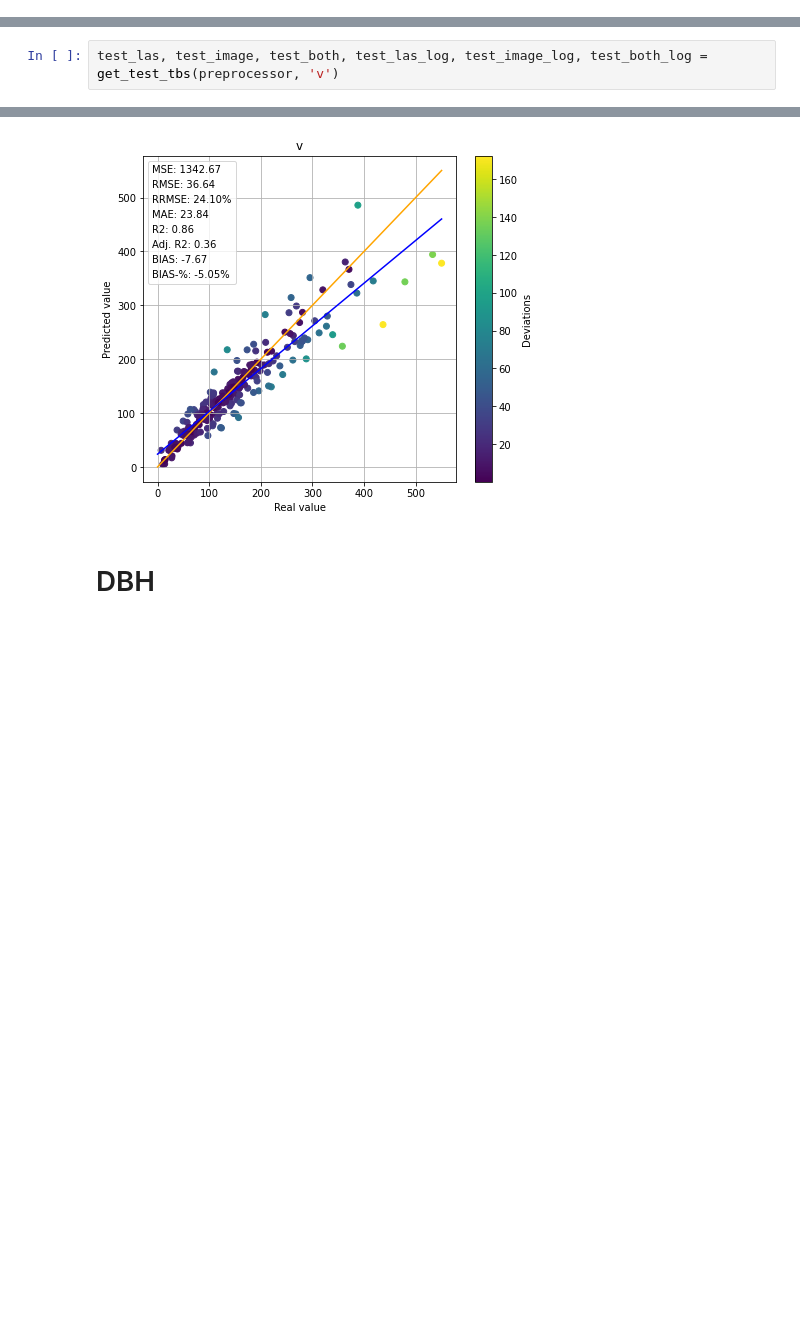
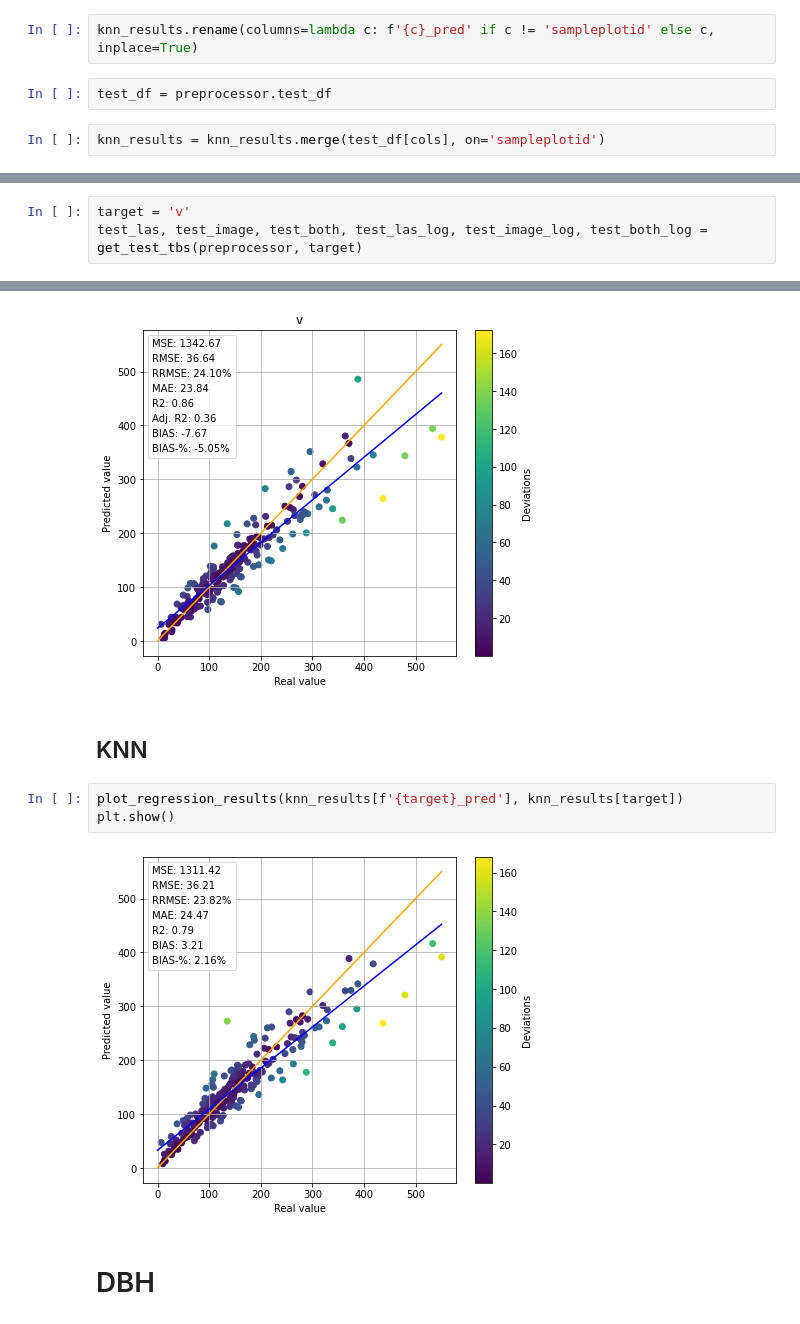
Before and after one commit to mayrajeo/enveco, a Jupyter notebook: scripts/Compare results.ipynb, the cells around one changed output, grey strips where cells are left out. Drawn from its saved outputs; the diff is of its cells as text; blank space fills up the shorter version.

```diff
--- a/scripts/Compare results.ipynb
+++ b/scripts/Compare results.ipynb
@@ -55,7 +95,14 @@ def get_models(path, folders):
+# %%
+knn_results.rename(columns=lambda c: f'{c}_pred' if c != 'sampleplotid' else c, inplace=True)
+# %%
+test_df = preprocessor.test_df
+# %%
+knn_results = knn_results.merge(test_df[cols], on='sampleplotid')
 # %% [markdown]
 # Volume
 # %%
-test_las, test_image, test_both, test_las_log, test_image_log, test_both_log = get_test_tbs(preprocessor, 'v')
+target = 'v'
+test_las, test_image, test_both, test_las_log, test_image_log, test_both_log = get_test_tbs(preprocessor, target)
 # %%
 both, both_log, image, image_log, las, las_log = get_models(result_path, v_results)
 # %% [markdown]
@@ -160,6 +207,13 @@ plt.show()
 [interactive output not drawn]
 [interactive output not drawn]
 [figure]
+# %% [markdown]
+## KNN
+# %%
+plot_regression_results(knn_results[f'{target}_pred'], knn_results[target])
+plt.show()
+# %% [output]
+[figure, added]
 # %% [markdown]
 # DBH
 # %%
```
Also changed, not shown: parts of 13 cells of this notebook, 21 other files.
